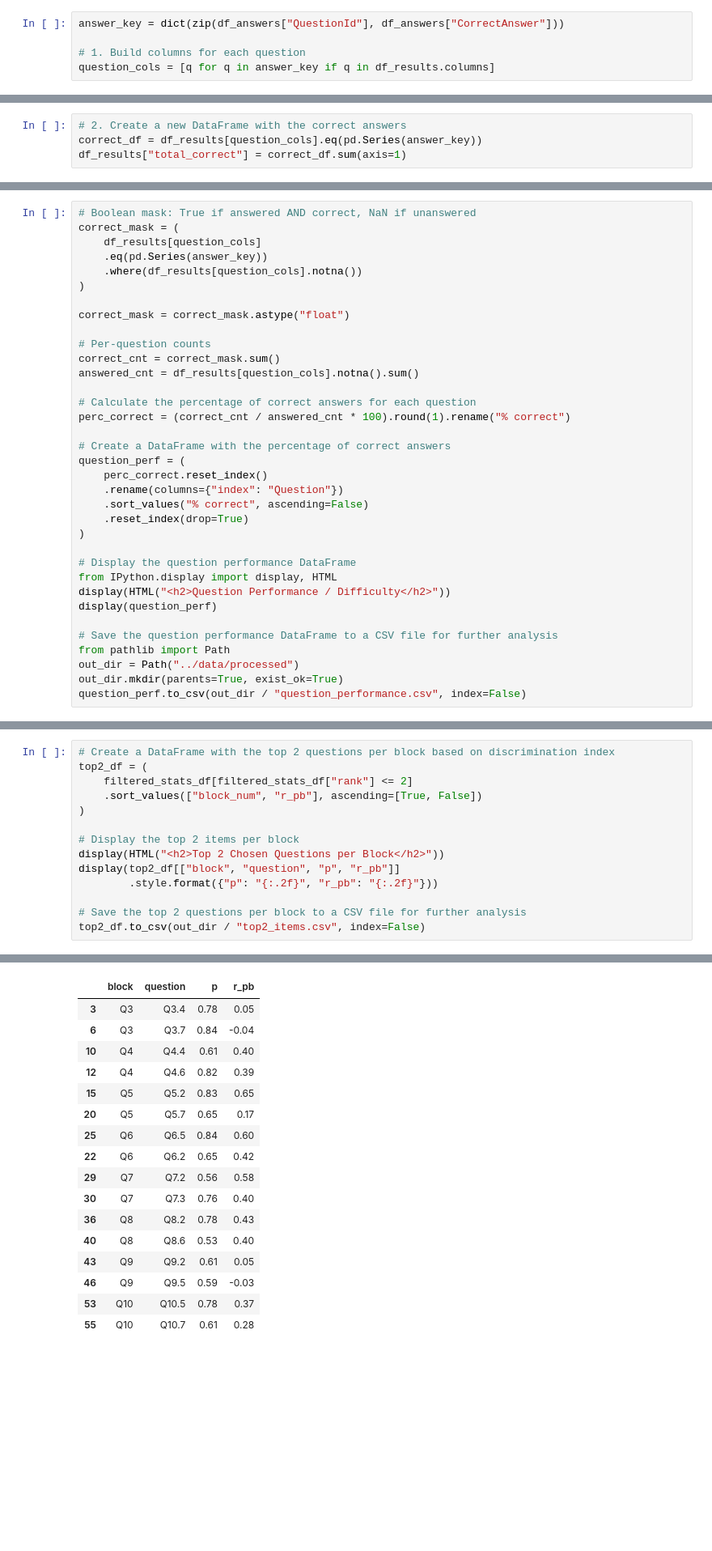
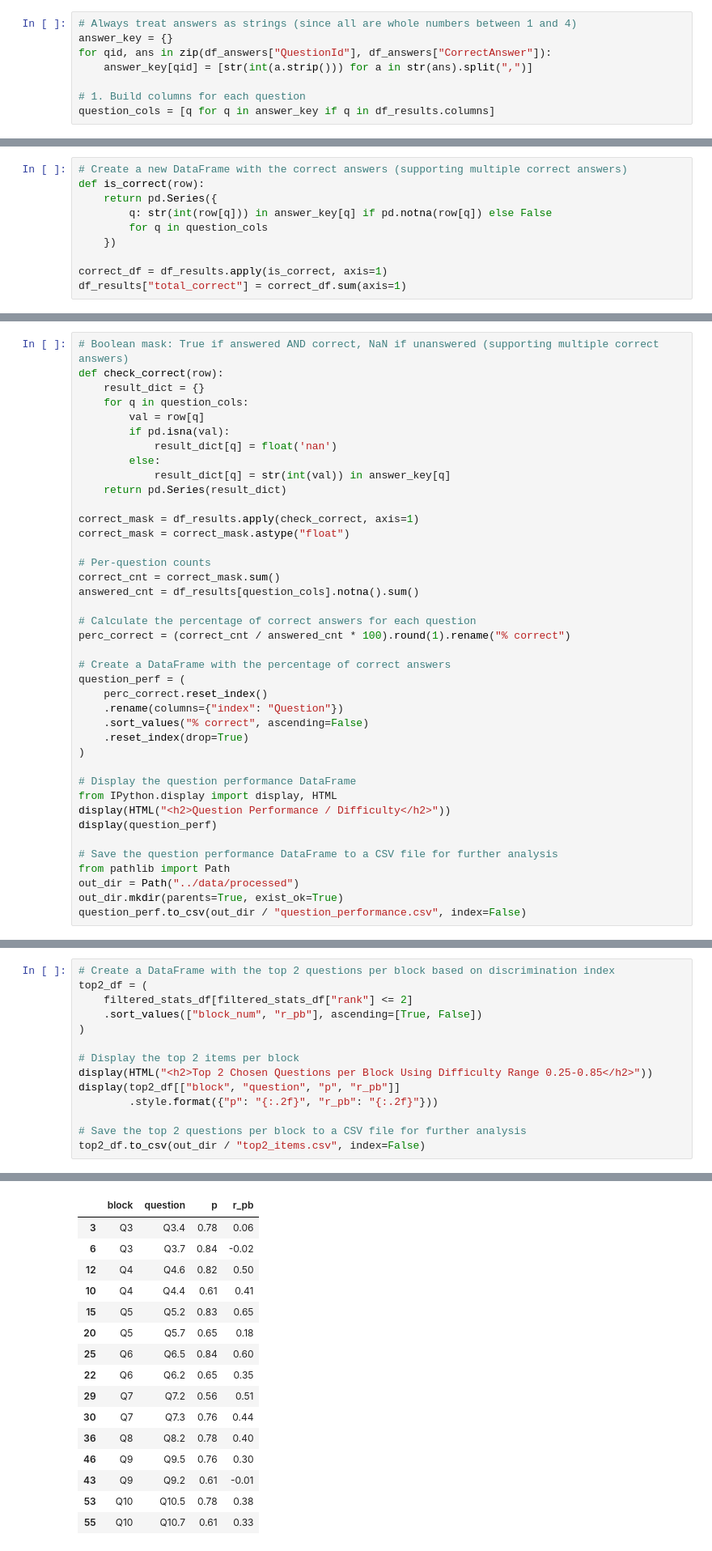
Before and after one commit to alemoraru/exceed-python-skill-assessment, a Jupyter notebook: notebooks/02_detailed_analysis.ipynb, the cells around one changed output, grey strips where cells are left out. Shown: that part at 81% size. Cells and saved outputs as stored; diff of their text form; blank space fills up the shorter version.

Commit message:
Consider multiple correct answers (#8)

```diff
--- a/notebooks/02_detailed_analysis.ipynb
+++ b/notebooks/02_detailed_analysis.ipynb
@@ -66,7 +66,10 @@ df_answers = pd.read_csv(file_path_survey_answers, sep=';')
 
 To calculate the accuracy of the answers, we need to build a DataFrame that contains the correct answers for each question. This DataFrame will be used to compare the participants' responses against the correct answers. This step will create a dictionary that maps each question ID to its correct answer, and then build a list of question columns that are present in the results DataFrame. Note that since we are talking about "correct question answers", this means that we are referring to the questions in blocks 3 to 10 inclusive.
 # %%
-answer_key = dict(zip(df_answers["QuestionId"], df_answers["CorrectAnswer"]))
+# Always treat answers as strings (since all are whole numbers between 1 and 4)
+answer_key = {}
+for qid, ans in zip(df_answers["QuestionId"], df_answers["CorrectAnswer"]):
+    answer_key[qid] = [str(int(a.strip())) for a in str(ans).split(",")]
 
 # 1. Build columns for each question
 question_cols = [q for q in answer_key if q in df_results.columns]
@@ -77,6 +80,12 @@ To determine whether a participant answered a question correctly, we will compar
 # %%
-# 2. Create a new DataFrame with the correct answers
-correct_df = df_results[question_cols].eq(pd.Series(answer_key))
+# Create a new DataFrame with the correct answers (supporting multiple correct answers)
+def is_correct(row):
+    return pd.Series({
+        q: str(int(row[q])) in answer_key[q] if pd.notna(row[q]) else False
+        for q in question_cols
+    })
+
+correct_df = df_results.apply(is_correct, axis=1)
 df_results["total_correct"] = correct_df.sum(axis=1)
 # %% [markdown]
 ## Step 3: Compute Accuracy for Each Question
@@ -85,13 +94,18 @@ Compute the accuracy for each question by calculating the percentage of correct
 
 > Note: You will notice that question accuracy and question difficulty are used interchangeably throughout this notebook - this is indeed the case.
 # %%
-# Boolean mask: True if answered AND correct, NaN if unanswered
-correct_mask = (
-    df_results[question_cols]
-    .eq(pd.Series(answer_key))
-    .where(df_results[question_cols].notna())
-)
+# Boolean mask: True if answered AND correct, NaN if unanswered (supporting multiple correct answers)
+def check_correct(row):
+    result_dict = {}
+    for q in question_cols:
+        val = row[q]
+        if pd.isna(val):
+            result_dict[q] = float('nan')
+        else:
+            result_dict[q] = str(int(val)) in answer_key[q]
+    return pd.Series(result_dict)
 
+correct_mask = df_results.apply(check_correct, axis=1)
 correct_mask = correct_mask.astype("float")
 
 # Per-question counts
@@ -257,7 +271,7 @@ top2_df = (
 )
 
 # Display the top 2 items per block
-display(HTML("<h2>Top 2 Chosen Questions per Block</h2>"))
+display(HTML("<h2>Top 2 Chosen Questions per Block Using Difficulty Range 0.25-0.85</h2>"))
 display(top2_df[["block", "question", "p", "r_pb"]]
         .style.format({"p": "{:.2f}", "r_pb": "{:.2f}"}))
 
@@ -268,20 +282,19 @@ Top 2 Chosen Questions per Block
 |  | block | question | p | r_pb |
-| 3 | Q3 | Q3.4 | 0.78 | 0.05 |
-| 6 | Q3 | Q3.7 | 0.84 | -0.04 |
-| 10 | Q4 | Q4.4 | 0.61 | 0.40 |
-| 12 | Q4 | Q4.6 | 0.82 | 0.39 |
+| 3 | Q3 | Q3.4 | 0.78 | 0.06 |
+| 6 | Q3 | Q3.7 | 0.84 | -0.02 |
+| 12 | Q4 | Q4.6 | 0.82 | 0.50 |
+| 10 | Q4 | Q4.4 | 0.61 | 0.41 |
 | 15 | Q5 | Q5.2 | 0.83 | 0.65 |
-| 20 | Q5 | Q5.7 | 0.65 | 0.17 |
+| 20 | Q5 | Q5.7 | 0.65 | 0.18 |
 | 25 | Q6 | Q6.5 | 0.84 | 0.60 |
-| 22 | Q6 | Q6.2 | 0.65 | 0.42 |
-| 29 | Q7 | Q7.2 | 0.56 | 0.58 |
-| 30 | Q7 | Q7.3 | 0.76 | 0.40 |
-| 36 | Q8 | Q8.2 | 0.78 | 0.43 |
-| 40 | Q8 | Q8.6 | 0.53 | 0.40 |
-| 43 | Q9 | Q9.2 | 0.61 | 0.05 |
-| 46 | Q9 | Q9.5 | 0.59 | -0.03 |
-| 53 | Q10 | Q10.5 | 0.78 | 0.37 |
-| 55 | Q10 | Q10.7 | 0.61 | 0.28 |
+| 22 | Q6 | Q6.2 | 0.65 | 0.35 |
+| 29 | Q7 | Q7.2 | 0.56 | 0.51 |
+| 30 | Q7 | Q7.3 | 0.76 | 0.44 |
+| 36 | Q8 | Q8.2 | 0.78 | 0.40 |
+| 46 | Q9 | Q9.5 | 0.76 | 0.30 |
+| 43 | Q9 | Q9.2 | 0.61 | -0.01 |
+| 53 | Q10 | Q10.5 | 0.78 | 0.38 |
+| 55 | Q10 | Q10.7 | 0.61 | 0.33 |
 # %% [markdown]
 ## Step 7: Compute Average Correct Overall
 
```
Also changed, not shown: parts of 7 cells of this notebook, 7 other files.
